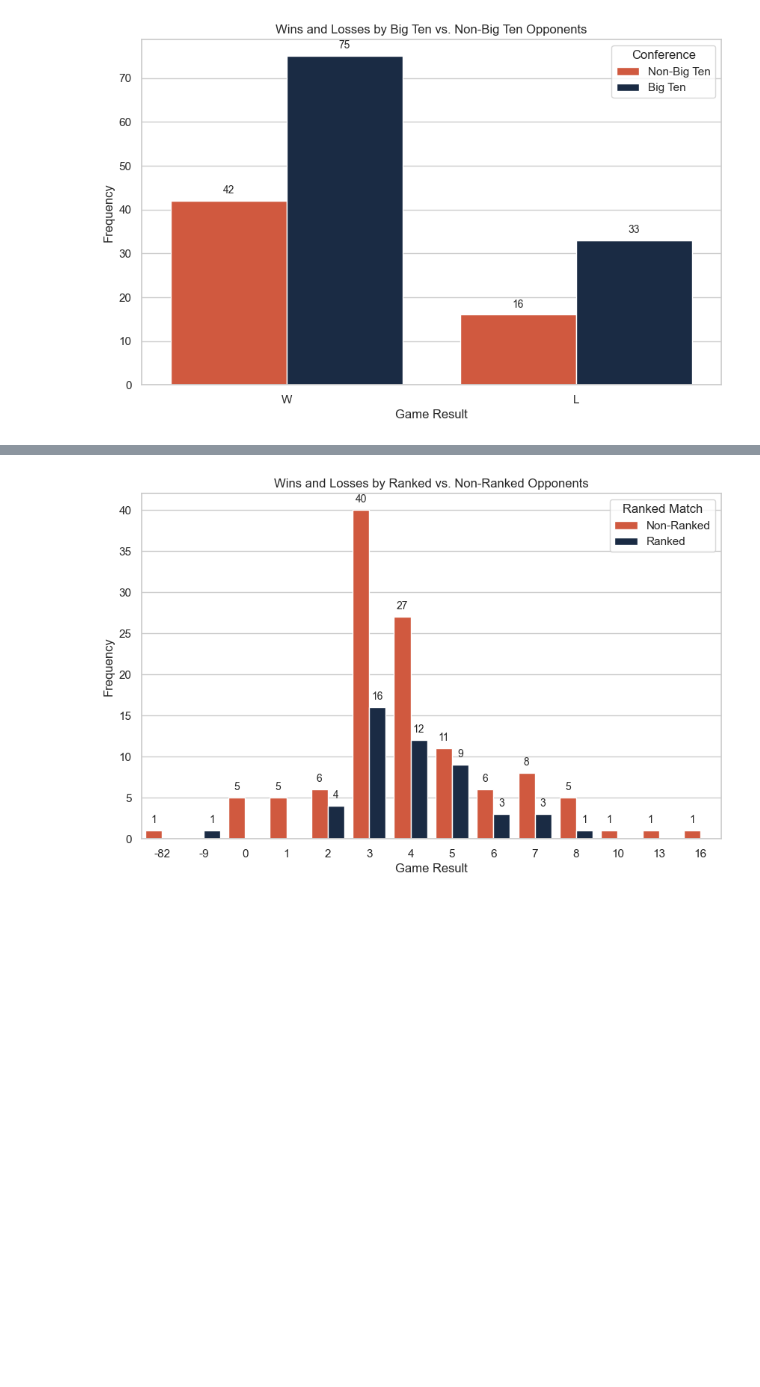
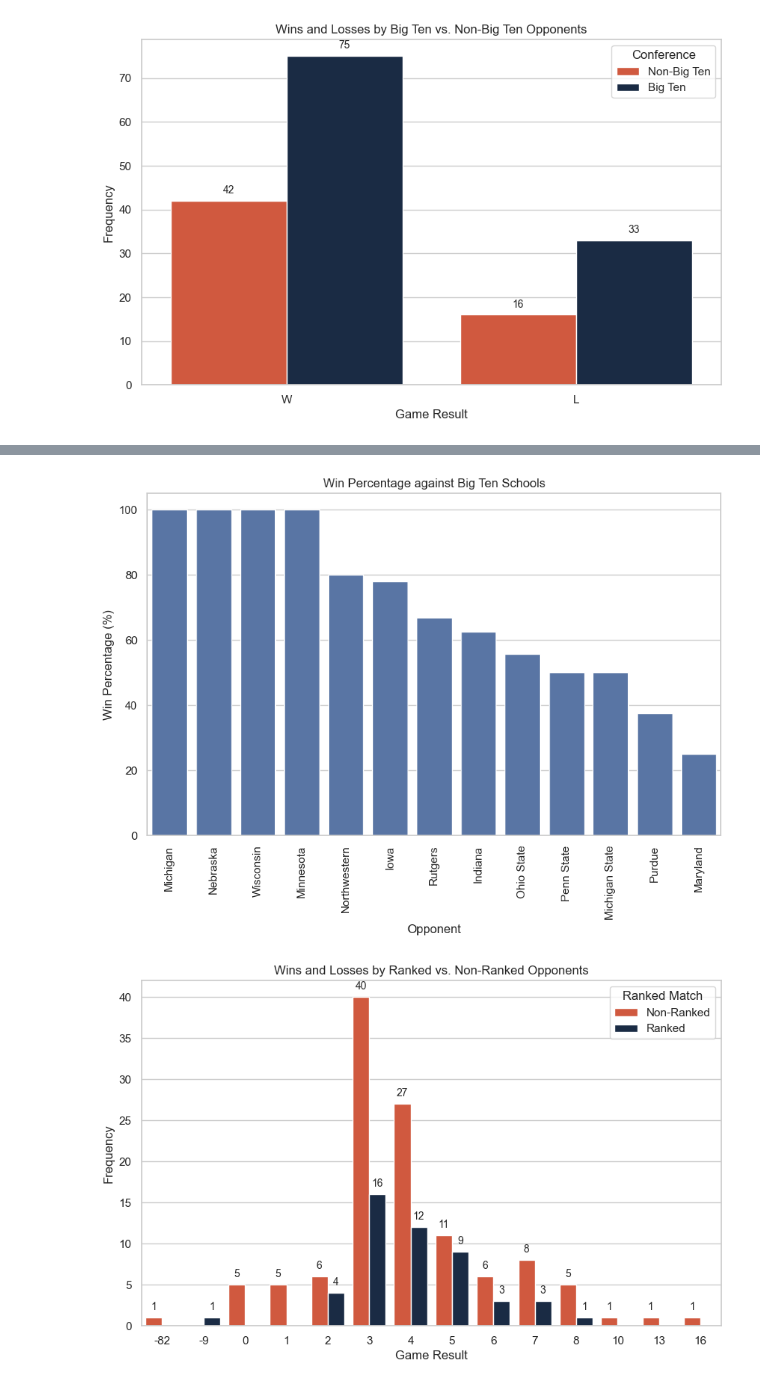
Before and after one commit to isaac-turk/DataDiveFa24, a Jupyter notebook: EDA.ipynb, the cells around one changed output, grey strips where cells are left out. Saved outputs shown, nothing was run; the diff lists cells and outputs as text; code cells hidden in the pictures; blank space fills up the shorter version.

Commit message:
win percentage against big ten

```diff
--- a/EDA.ipynb
+++ b/EDA.ipynb
@@ -232,0 +244,21 @@ plt.show()
+# %%
+# show the teams we have highest chance of winning against from lowest to highest
+
+# pd.set_option('display.max_columns', None)
+# pd.set_option('display.width', None)
+# pd.set_option('display.max_rows', None)
+
+# pd.set_option('display.width', None)
+# pd.reset_option('display.max_rows')
+# pd.reset_option('display.max_columns')
+
+big_ten_schools = conf_gl[conf_gl['Big_Ten_Opponent'] == 'Big Ten']
+
+big_ten_matchups = big_ten_schools.groupby('Opponent').agg(Total_Games=('Opponent', 'size'),
+    Wins=('Result', lambda x: (x == 'W').sum())).reset_index()
+
+big_ten_matchups['Win Percentage'] = (big_ten_matchups['Wins'] / big_ten_matchups['Total_Games']) * 100
+
+big_ten_matchups_sorted = big_ten_matchups.sort_values(by='Win Percentage', ascending=False)
+
+big_ten_matchups_sorted
@@ -233,3 +280,16 @@ plt.show()
+# %%
+plt.figure(figsize=(10, 6))
+
+sns.barplot(data=big_ten_matchups_sorted, x='Opponent', y='Win Percentage')
+
+plt.title('Win Percentage against Big Ten Schools')
+plt.xlabel('Opponent')
+plt.ylabel('Win Percentage (%)')
+plt.xticks(rotation=90)
+
+plt.show()
+# %% [output]
+[figure, added]
 # %%
 # Observe how the relationship between rest days and game results
 plt.figure(figsize=(10, 6))
```
Also changed, not shown: parts of 3 cells of this notebook.
